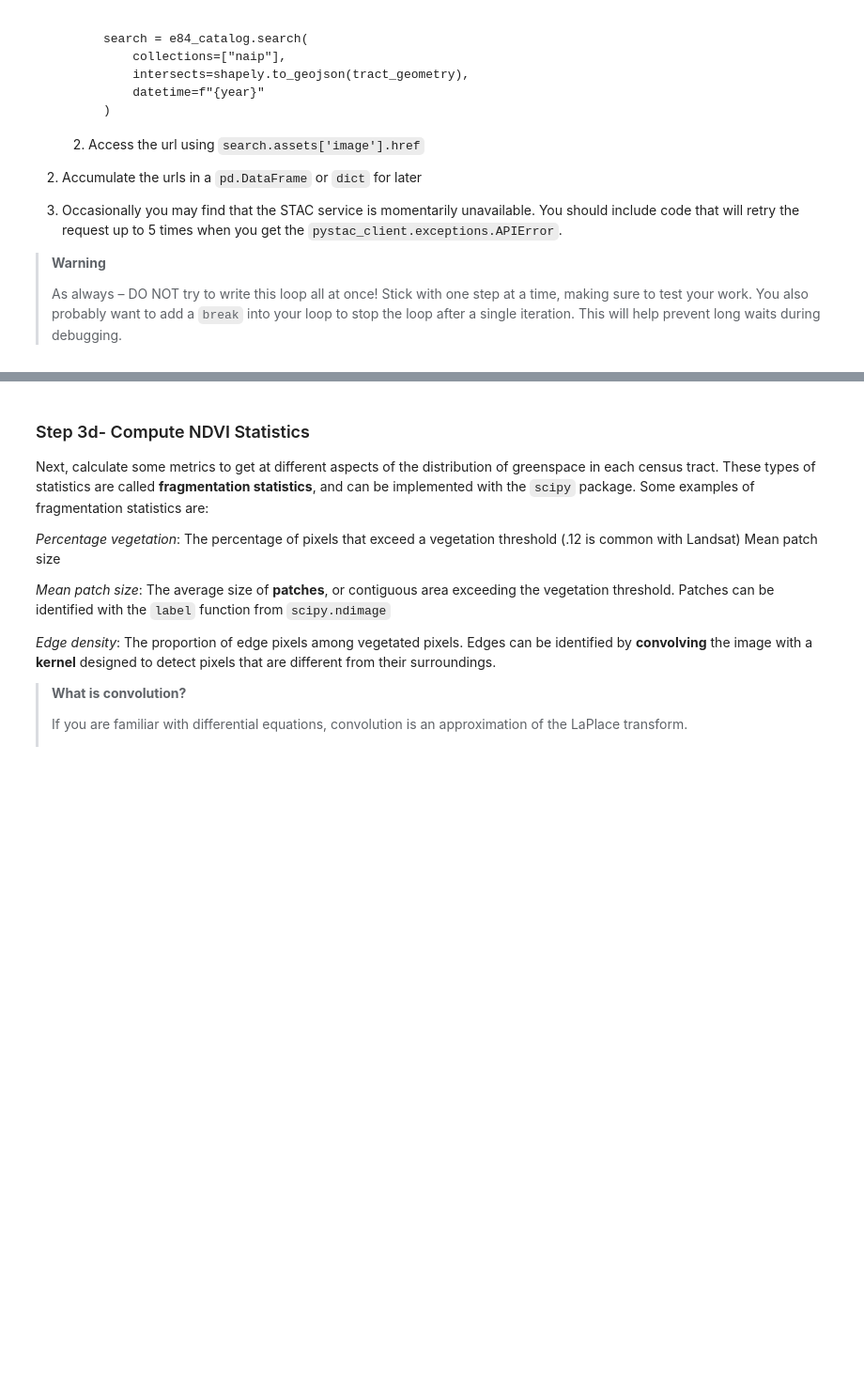
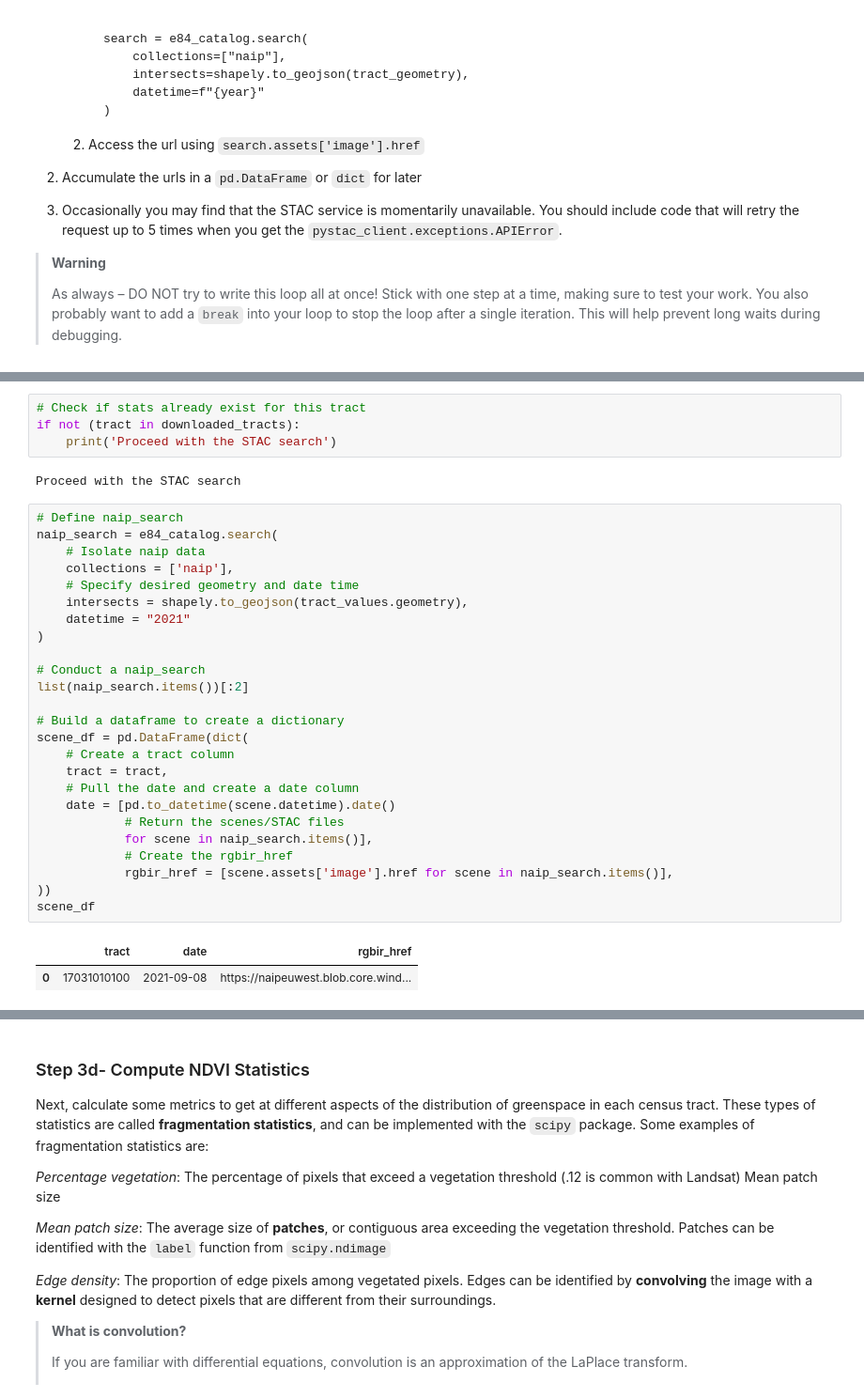
Before and after one commit to earthlab-education/spring-01-urban-greenspace-big-data-Livian-Von-Dran, a Jupyter notebook: big-data.ipynb, the cells around one changed output, grey strips where cells are left out. Shown at 94% size. Saved outputs shown, nothing was run; the diff lists cells and outputs as text; blank space fills up the shorter version.

```diff
--- a/big-data.ipynb
+++ b/big-data.ipynb
@@ -446,0 +469,34 @@ times when you get the
+# %%
+# Check if stats already exist for this tract
+if not (tract in downloaded_tracts):
+    print('Proceed with the STAC search')
+# %% [output]
+Proceed with the STAC search
+# %%
+# Define naip_search
+naip_search = e84_catalog.search(
+    # Isolate naip data
+    collections = ['naip'],
+    # Specify desired geometry and date time
+    intersects = shapely.to_geojson(tract_values.geometry),
+    datetime = "2021"
+)
+
+# Conduct a naip_search
+list(naip_search.items())[:2]
+
+# Build a dataframe to create a dictionary
+scene_df = pd.DataFrame(dict(
+    # Create a tract column
+    tract = tract,
+    # Pull the date and create a date column
+    date = [pd.to_datetime(scene.datetime).date()
+            # Return the scenes/STAC files
+            for scene in naip_search.items()],
+            # Create the rgbir_href
+            rgbir_href = [scene.assets['image'].href for scene in naip_search.items()],
+))
+scene_df
+# %% [output]
+|  | tract | date | rgbir_href |
+| 0 | 17031010100 | 2021-09-08 | https://naipeuwest.blob.core.wind... |
```
Also changed, not shown: parts of 5 cells of this notebook.
